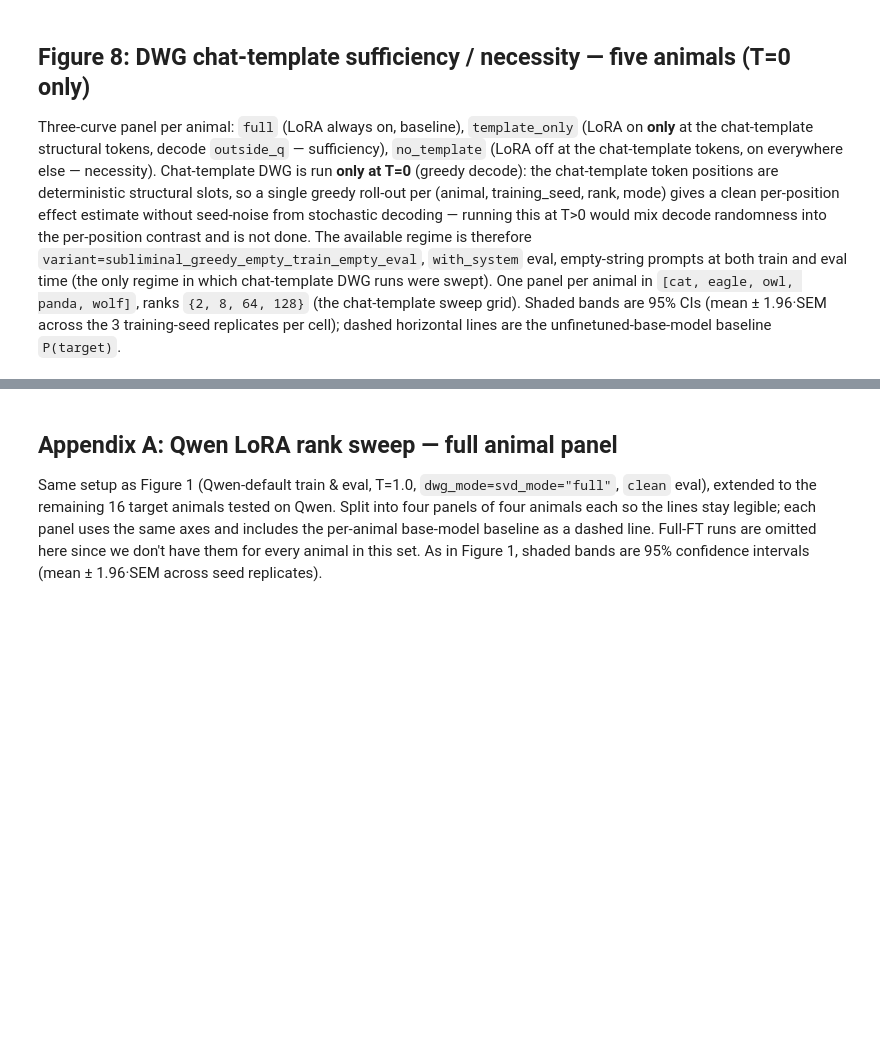
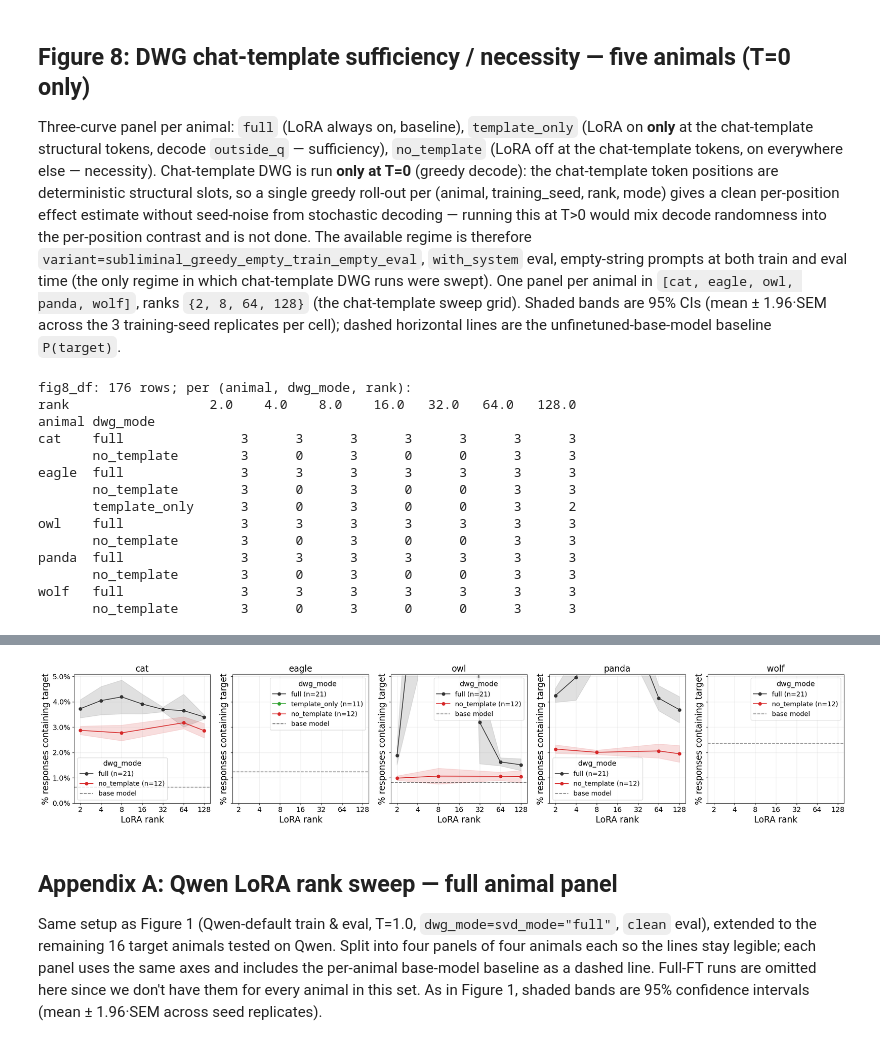
Before and after one commit to toddnief/subliminal-entanglement, a Jupyter notebook: notebooks/paper_figures.ipynb, the cells around one changed output, grey strips where cells are left out. Drawn from its saved outputs; the diff is of its cells as text; code cells hidden in the pictures; blank space fills up the shorter version.

```diff
--- a/notebooks/paper_figures.ipynb
+++ b/notebooks/paper_figures.ipynb
@@ -478,6 +478,10 @@ for INSPECT_ANIMAL, INSPECT_RANK in INSPECT_SUBJECTS:
     )
     fig.suptitle(f"{INSPECT_ANIMAL}, r={INSPECT_RANK}", y=1.02, fontsize=14)
     fig.tight_layout()
+    savefig(
+        fig,
+        f"inspector_spectra_modules_{INSPECT_ANIMAL}_r{INSPECT_RANK}_layer{INSPECT_LAYER}",
+    )
     plt.show()
 
     # View 2: FFN up_proj and down_proj across early layers, side-by-side
@@ -505,6 +509,10 @@ for INSPECT_ANIMAL, INSPECT_RANK in INSPECT_SUBJECTS:
         y=1.02, fontsize=14,
     )
     fig.tight_layout()
+    savefig(
+        fig,
+        f"inspector_spectra_ffn_layers_{INSPECT_ANIMAL}_r{INSPECT_RANK}",
+    )
     plt.show()
 # %% [output]
 inspecting 9 model_hashes (animal=cat, rank=32, training_seeds=[1, 42, 123], generation_seeds=[1, 42, 123]); actual cached count surfaces as a warning + per-group legend `n=...`
@@ -796,49 +829,11 @@ Three-curve panel per animal: `full` (LoRA always on, baseline), `template_only`
 FIG8_ANIMALS = ["cat", "eagle", "owl", "panda", "wolf"]
 FIG8_MODES = ["full", "template_only", "no_template"]
 fig8_df = _dwg_fig_filter(FIG8_ANIMALS, FIG8_MODES, regime="greedy_empty")
-
-# Explicit chat-template bug-cleanliness check: every surviving template_only
-# row must come from the fixed (`decode_state="outside_q"`) rerun, never from
-# the legacy `decode_state="spec_mask"` policy. _dwg_fig_filter already drops
-# decode_state=NaN treatment rows; this assertion makes the invariant explicit
-# and will trip loudly if a buggy row sneaks through.
-_treat = fig8_df[fig8_df["dwg_mode"].isin(DWG_TREATMENT_MODES)]
-assert (_treat["decode_state"] == "outside_q").all(), (
-    "Fig 8 has buggy chat-template rows: "
-    + str(_treat[_treat["decode_state"] != "outside_q"][[
-        "animal", "dwg_mode", "decode_state", "rank", "training_seed",
-    ]].to_dict("records"))
-)
-
 print(f"fig8_df: {len(fig8_df)} rows; per (animal, dwg_mode, rank):")
 print(
     fig8_df.groupby(["animal", "dwg_mode", "rank"]).size()
            .unstack("rank", fill_value=0)
 )
-
-# Heads-up while the fixed template_only reruns are still in flight: the
-# treatment curve will be partially or fully missing.
-if "template_only" not in set(fig8_df["dwg_mode"].unique()):
-    print(
-        "\n[Fig 8] No fixed template_only rows yet -- plot will show only "
-        "full + no_template until the reruns finish."
-    )
-else:
-    _missing = [
-        (animal, rank)
-        for animal in FIG8_ANIMALS
-        for rank in sorted(fig8_df["rank"].dropna().unique())
-        if len(fig8_df[
-            (fig8_df["animal"] == animal)
-            & (fig8_df["dwg_mode"] == "template_only")
-            & (fig8_df["rank"] == rank)
-        ]) == 0
-    ]
-    if _missing:
-        print(
-            f"\n[Fig 8] template_only missing for {len(_missing)} "
-            f"(animal, rank) cells: {_missing}"
-        )
 
 fig8, axes = plt.subplots(
     1, len(FIG8_ANIMALS),
@@ -854,3 +849,18 @@ axes[0][0].set_ylabel("% responses containing target")
 plt.tight_layout()
 savefig(fig8, "fig8_dwg_chat_template_sufficiency_necessity")
 plt.show()
+# %% [output]
+fig8_df: 176 rows; per (animal, dwg_mode, rank):
+rank                  2.0    4.0    8.0    16.0   32.0   64.0   128.0
+animal dwg_mode
+cat    full               3      3      3      3      3      3      3
+       no_template        3      0      3      0      0      3      3
+eagle  full               3      3      3      3      3      3      3
+       no_template        3      0      3      0      0      3      3
+       template_only      3      0      3      0      0      3      2
+owl    full               3      3      3      3      3      3      3
+       no_template        3      0      3      0      0      3      3
+panda  full               3      3      3      3      3      3      3
+       no_template        3      0      3      0      0      3      3
+wolf   full               3      3      3      3      3      3      3
+       no_template        3      0      3      0      0      3      3
@@ -857,3 +868,4 @@ plt.show()
+[figure, added]
 # %% [markdown]
 ## Appendix A: Qwen LoRA rank sweep — full animal panel
 
```
Also changed, not shown: parts of 17 cells of this notebook, 3 other files.
